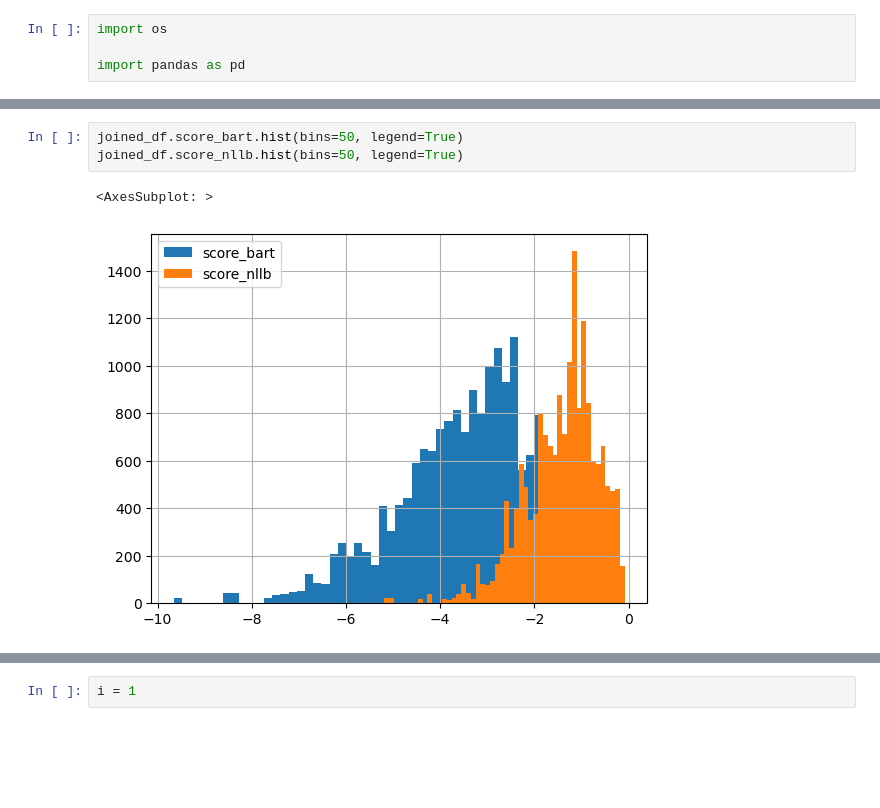
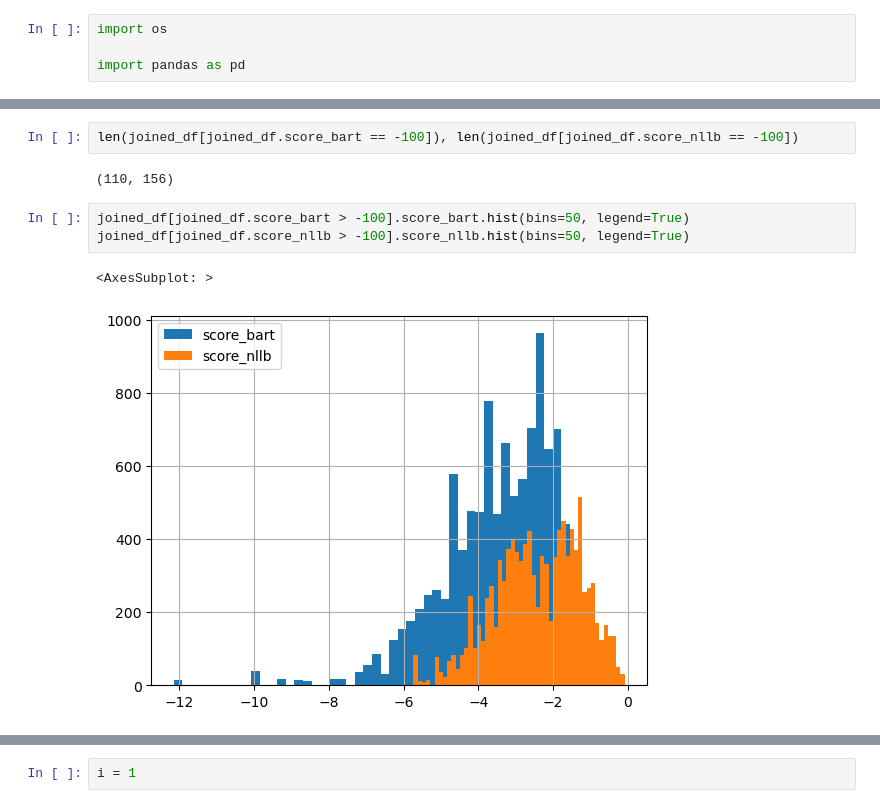
Before and after one commit to CompassionAI/garland, a Jupyter notebook: notebooks/Parallel text mining.ipynb, the cells around one changed output, grey strips where cells are left out. Drawn from its saved outputs; the diff is of its cells as text; blank space fills up the shorter version.

```diff
--- a/notebooks/Parallel text mining.ipynb
+++ b/notebooks/Parallel text mining.ipynb
@@ -432,9 +428,13 @@ joined_df
+# %%
+len(joined_df[joined_df.score_bart == -100]), len(joined_df[joined_df.score_nllb == -100])
+# %% [output]
+(110, 156)
 # %%
-joined_df.score_bart.hist(bins=50, legend=True)
-joined_df.score_nllb.hist(bins=50, legend=True)
+joined_df[joined_df.score_bart > -100].score_bart.hist(bins=50, legend=True)
+joined_df[joined_df.score_nllb > -100].score_nllb.hist(bins=50, legend=True)
 # %% [output]
 <AxesSubplot: >
-[figure, old version]
+[figure, new version]
 # %%
 bo_bart_df = bart_df.set_index('bo')
 bo_bart_df = bo_bart_df[~bo_bart_df.index.duplicated()]
```
Also changed, not shown: parts of 22 cells of this notebook.
